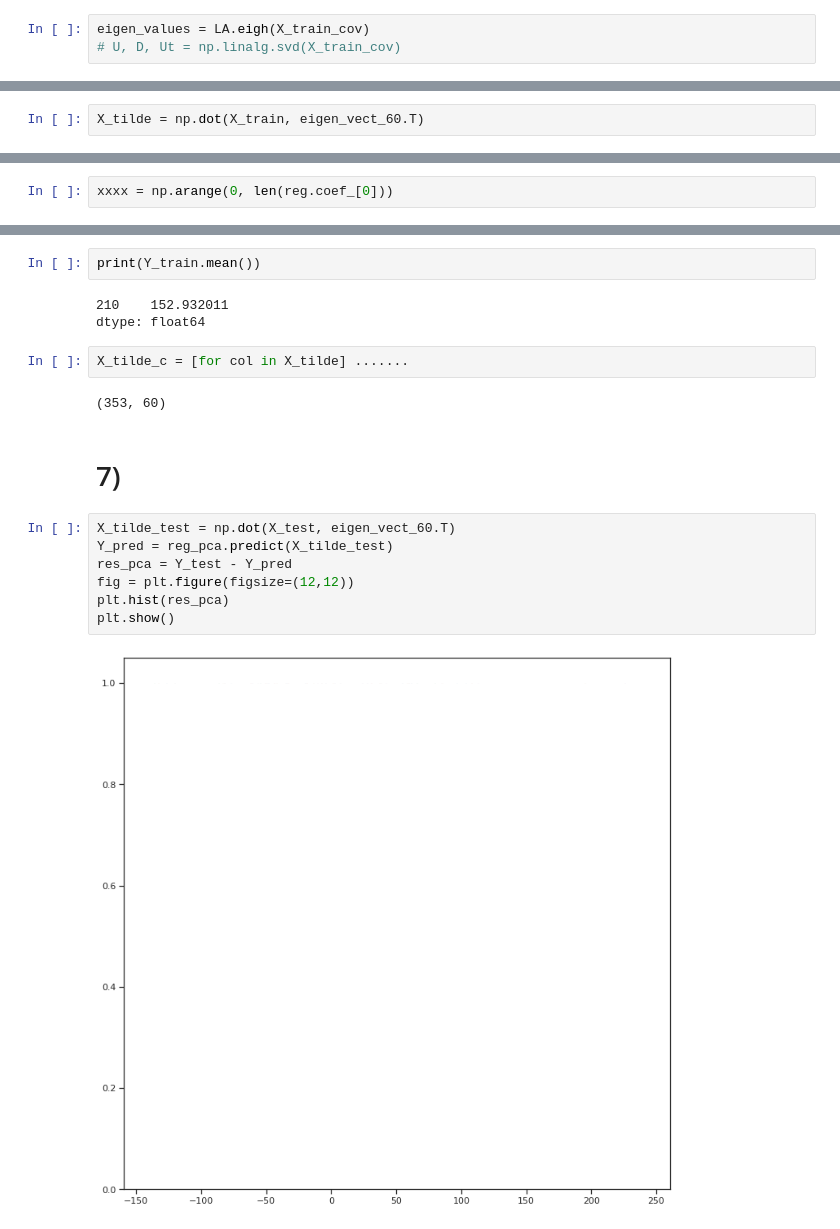
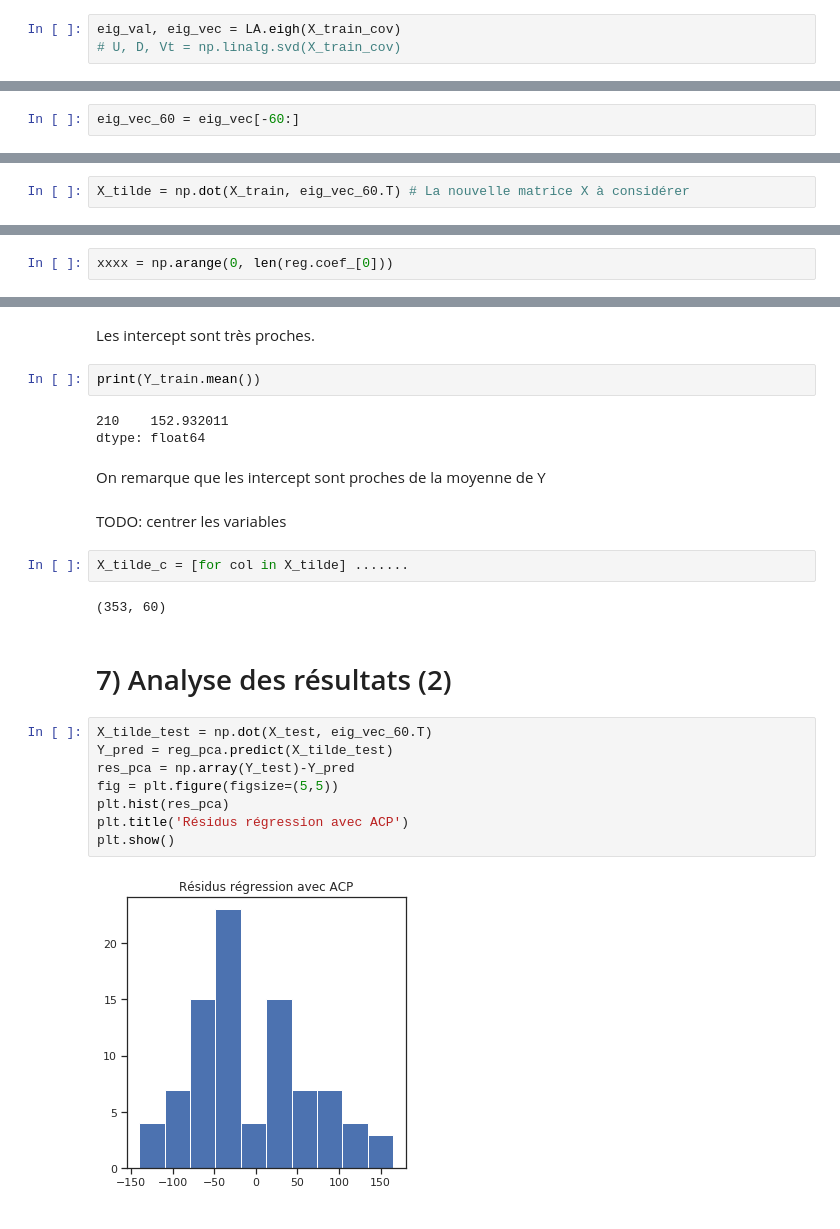
Before and after one commit to yamhiroto/IOT-Geolocalisation-ML, a Jupyter notebook: Maths_for_Data_Science/TP_linear_reg_2.ipynb, the cells around one changed output, grey strips where cells are left out. Drawn from its saved outputs; the diff is of its cells as text.

```diff
--- a/Maths_for_Data_Science/TP_linear_reg_2.ipynb
+++ b/Maths_for_Data_Science/TP_linear_reg_2.ipynb
@@ -208,5 +256,5 @@ X_train_cov.shape
 # %%
 from numpy import linalg as LA
 # %%
-eigen_values = LA.eigh(X_train_cov)
-# U, D, Ut = np.linalg.svd(X_train_cov)
+eig_val, eig_vec = LA.eigh(X_train_cov)
+# U, D, Vt = np.linalg.svd(X_train_cov)
@@ -270,2 +314,4 @@ eigen_vect_60 = eigen_vect_sorted[-60:]
+# %%
+eig_vec_60 = eig_vec[-60:]
 # %%
 Y_train, Y_test = train_test_split(Y, test_size=0.2)
@@ -278,5 +328,5 @@ np.dot(X_train, eigen_vect_60.T).shape
 # %%
-X_tilde = np.dot(X_train, eigen_vect_60.T)
+X_tilde = np.dot(X_train, eig_vec_60.T) # La nouvelle matrice X à considérer
 # %%
 X_tilde.shape
 # %% [output]
@@ -327,20 +363,27 @@ print(reg.intercept_)
+# %% [markdown]
+Les intercept sont très proches.
 # %%
 print(Y_train.mean())
 # %% [output]
 210    152.932011
 dtype: float64
+# %% [markdown]
+On remarque que les intercept sont proches de la moyenne de Y
+# %% [markdown]
+TODO: centrer les variables
 # %%
 X_tilde_c = [for col in X_tilde] .......
 # %% [output]
 (353, 60)
 # %% [markdown]
-# 7)
+# 7) Analyse des résultats (2)
 # %%
-X_tilde_test = np.dot(X_test, eigen_vect_60.T)
+X_tilde_test = np.dot(X_test, eig_vec_60.T)
 Y_pred = reg_pca.predict(X_tilde_test)
-res_pca = Y_test - Y_pred
-fig = plt.figure(figsize=(12,12))
+res_pca = np.array(Y_test)-Y_pred
+fig = plt.figure(figsize=(5,5))
 plt.hist(res_pca)
+plt.title('Résidus régression avec ACP')
 plt.show()
 # %% [output]
-[figure, old version]
+[figure, new version]
```
Also changed, not shown: parts of 65 cells of this notebook, 1 other file.
